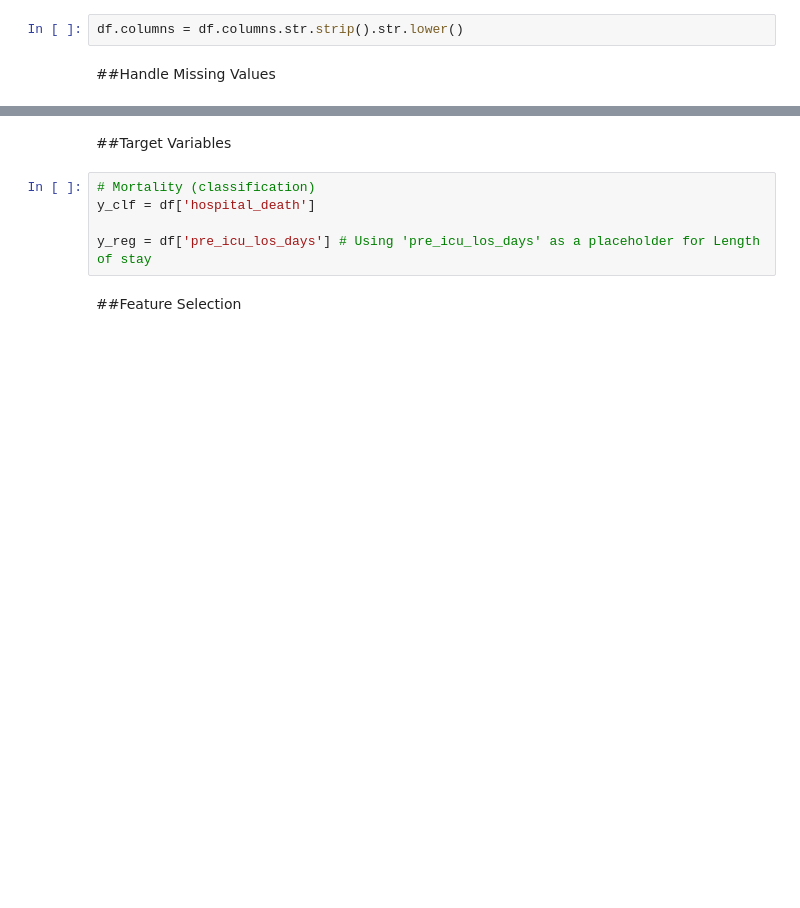
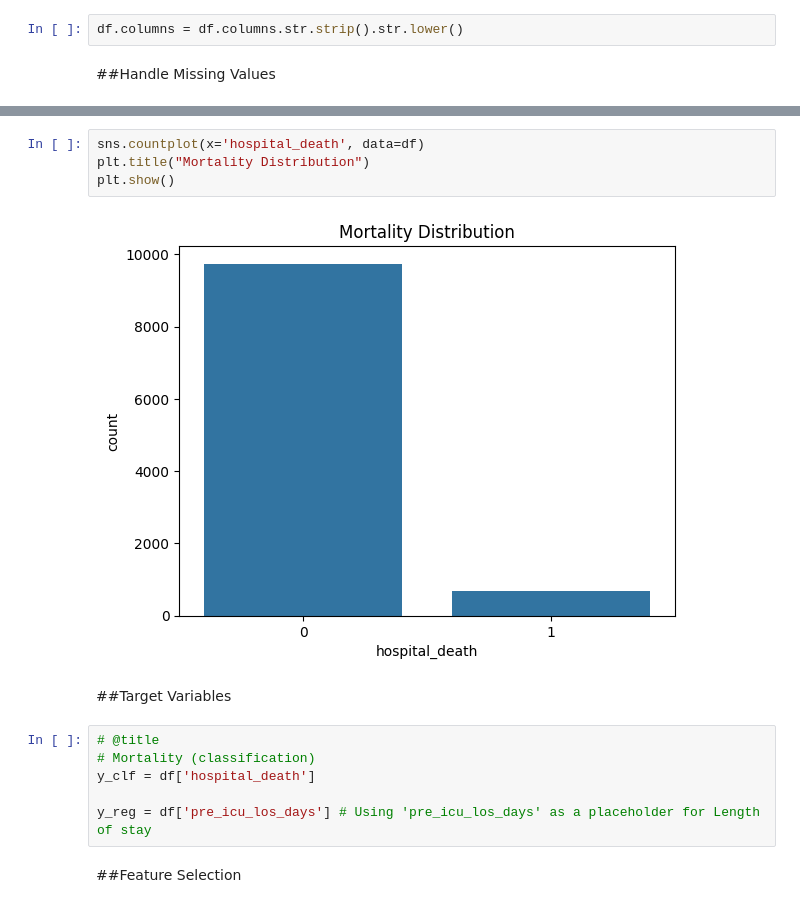
Before and after one commit to practicalClerk/ICU-Patient-Risk-Stratification, a Jupyter notebook: ICU_Risk_Stratisfaction_.ipynb, the cells around one changed output, grey strips where cells are left out. Saved outputs shown, nothing was run; the diff lists cells and outputs as text; blank space fills up the shorter version.

```diff
--- a/ICU_Risk_Stratisfaction_.ipynb
+++ b/ICU_Risk_Stratisfaction_.ipynb
@@ -67,6 +69,13 @@ np.int64(5281)
+# %%
+sns.countplot(x='hospital_death', data=df)
+plt.title("Mortality Distribution")
+plt.show()
+# %% [output]
+[figure, added]
 # %% [markdown]
 ##Target Variables
 # %%
+# @title
 # Mortality (classification)
 y_clf = df['hospital_death']
 
```
Also changed, not shown: parts of 19 cells of this notebook.
